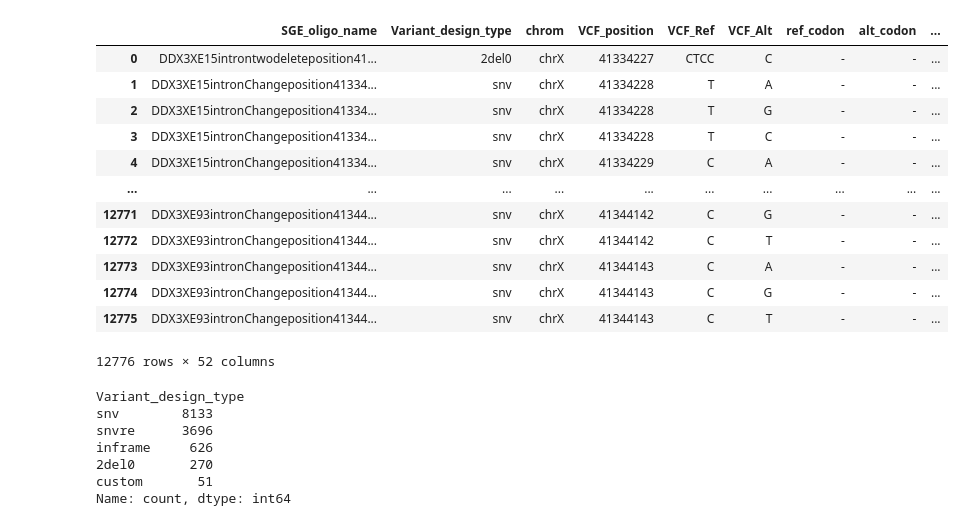
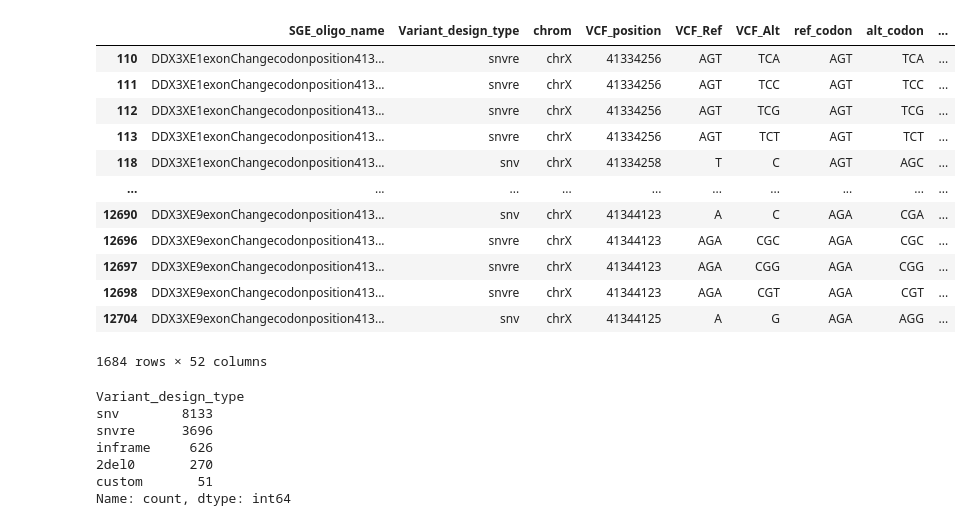
Before and after one commit to Dzeiberg/mave_calibration, a Jupyter notebook: data_processing/scoreset_nbs/Radford_DDX3X_survivalAssessment.ipynb, the cells around one changed output. Cells and saved outputs as stored; diff of their text form; code cells hidden in the pictures.

Commit message:
data processing

```diff
--- a/data_processing/scoreset_nbs/Radford_DDX3X_survivalAssessment.ipynb
+++ b/data_processing/scoreset_nbs/Radford_DDX3X_survivalAssessment.ipynb
@@ -7,22 +7,22 @@ dataset_path = Path("/mnt/i/bio/mave_curation/Radford_DDX3X_survivalAssessmentAs
 assert dataset_path.exists()
 
 data = pd.read_excel(dataset_path / "raw" / "Supplementary_Data_S14_SGE_data_for_all_variants_tested_with_annotation.xlsx")
-# %%
-data
-# %% [output]
-|  | SGE_oligo_name | Variant_design_type | chrom | VCF_position | VCF_Ref | VCF_Alt | ref_codon | alt_codon | ... |
-| 0 | DDX3XE15introntwodeleteposition41... | 2del0 | chrX | 41334227 | CTCC | C | - | - | ... |
-| 1 | DDX3XE15intronChangeposition41334... | snv | chrX | 41334228 | T | A | - | - | ... |
-| 2 | DDX3XE15intronChangeposition41334... | snv | chrX | 41334228 | T | G | - | - | ... |
-| 3 | DDX3XE15intronChangeposition41334... | snv | chrX | 41334228 | T | C | - | - | ... |
-| 4 | DDX3XE15intronChangeposition41334... | snv | chrX | 41334229 | C | A | - | - | ... |
-| ... | ... | ... | ... | ... | ... | ... | ... | ... | ... |
-| 12771 | DDX3XE93intronChangeposition41344... | snv | chrX | 41344142 | C | G | - | - | ... |
-| 12772 | DDX3XE93intronChangeposition41344... | snv | chrX | 41344142 | C | T | - | - | ... |
-| 12773 | DDX3XE93intronChangeposition41344... | snv | chrX | 41344143 | C | A | - | - | ... |
-| 12774 | DDX3XE93intronChangeposition41344... | snv | chrX | 41344143 | C | G | - | - | ... |
-| 12775 | DDX3XE93intronChangeposition41344... | snv | chrX | 41344143 | C | T | - | - | ... |
-12776 rows × 52 columns
+# %%
+data[data.Variant_category == "synonymous"]
+# %% [output]
+|  | SGE_oligo_name | Variant_design_type | chrom | VCF_position | VCF_Ref | VCF_Alt | ref_codon | alt_codon | ... |
+| 110 | DDX3XE1exonChangecodonposition413... | snvre | chrX | 41334256 | AGT | TCA | AGT | TCA | ... |
+| 111 | DDX3XE1exonChangecodonposition413... | snvre | chrX | 41334256 | AGT | TCC | AGT | TCC | ... |
+| 112 | DDX3XE1exonChangecodonposition413... | snvre | chrX | 41334256 | AGT | TCG | AGT | TCG | ... |
+| 113 | DDX3XE1exonChangecodonposition413... | snvre | chrX | 41334256 | AGT | TCT | AGT | TCT | ... |
+| 118 | DDX3XE1exonChangecodonposition413... | snv | chrX | 41334258 | T | C | AGT | AGC | ... |
+| ... | ... | ... | ... | ... | ... | ... | ... | ... | ... |
+| 12690 | DDX3XE9exonChangecodonposition413... | snv | chrX | 41344123 | A | C | AGA | CGA | ... |
+| 12696 | DDX3XE9exonChangecodonposition413... | snvre | chrX | 41344123 | AGA | CGC | AGA | CGC | ... |
+| 12697 | DDX3XE9exonChangecodonposition413... | snvre | chrX | 41344123 | AGA | CGG | AGA | CGG | ... |
+| 12698 | DDX3XE9exonChangecodonposition413... | snvre | chrX | 41344123 | AGA | CGT | AGA | CGT | ... |
+| 12704 | DDX3XE9exonChangecodonposition413... | snv | chrX | 41344125 | A | G | AGA | AGG | ... |
+1684 rows × 52 columns
 # %%
 data.Variant_design_type.value_counts()
 # %% [output]
```
Also changed, not shown: parts of 1 cell of this notebook, 24 other files.
